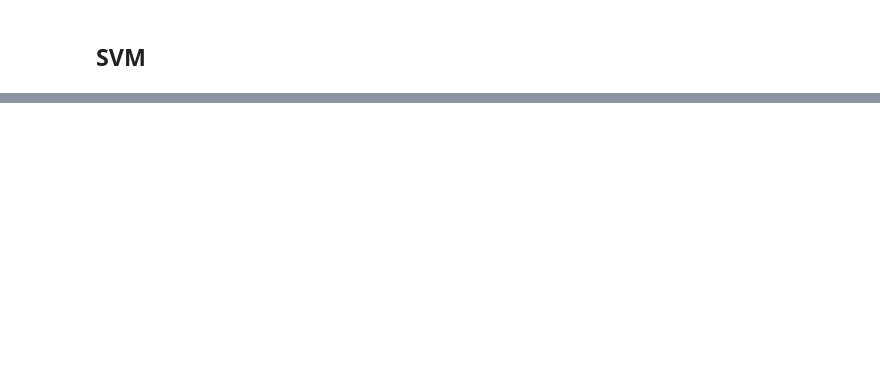
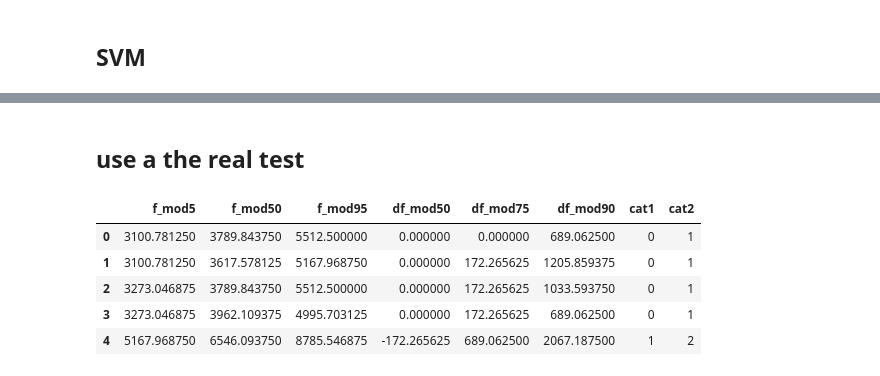
Before and after one commit to ShangyuanZ/Data_Visualisation, a Jupyter notebook: ML.ipynb, the cells around one changed output, grey strips where cells are left out. Saved outputs shown, nothing was run; the diff lists cells and outputs as text; code cells hidden in the pictures; blank space fills up the shorter version.

```diff
--- a/ML.ipynb
+++ b/ML.ipynb
@@ -490,0 +517,14 @@ print(classification_report(y_test2, y_pred2))
+# %% [markdown]
+## use a the real test
+# %%
+final_test = pd.read_csv("test_dataset.csv",\
+                        names=['f_mod5', 'f_mod50', 'f_mod95', 'df_mod50', 'df_mod75', 'df_mod90', 'cat1', 'cat2'])
+# %%
+final_test.head()
+# %% [output]
+|  | f_mod5 | f_mod50 | f_mod95 | df_mod50 | df_mod75 | df_mod90 | cat1 | cat2 |
+| 0 | 3100.781250 | 3789.843750 | 5512.500000 | 0.000000 | 0.000000 | 689.062500 | 0 | 1 |
+| 1 | 3100.781250 | 3617.578125 | 5167.968750 | 0.000000 | 172.265625 | 1205.859375 | 0 | 1 |
+| 2 | 3273.046875 | 3789.843750 | 5512.500000 | 0.000000 | 172.265625 | 1033.593750 | 0 | 1 |
+| 3 | 3273.046875 | 3962.109375 | 4995.703125 | 0.000000 | 172.265625 | 689.062500 | 0 | 1 |
+| 4 | 5167.968750 | 6546.093750 | 8785.546875 | -172.265625 | 689.062500 | 2067.187500 | 1 | 2 |
```
Also changed, not shown: parts of 55 cells of this notebook.
